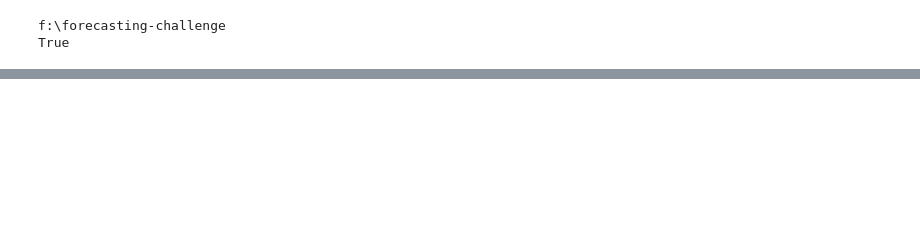
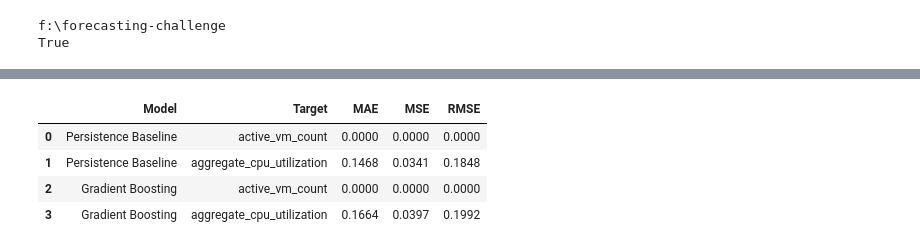
Before and after one commit to NisarAhmad7/forecasting-challenge, a Jupyter notebook: notebooks/baseline_model.ipynb, the cells around one changed output, grey strips where cells are left out. Drawn from its saved outputs; the diff is of its cells as text; code cells hidden in the pictures; blank space fills up the shorter version.

```diff
--- a/notebooks/baseline_model.ipynb
+++ b/notebooks/baseline_model.ipynb
@@ -142,0 +348,13 @@ Actual value of y_test [[1.00000000e+04 9.16848610e+00]
+# %%
+baseline_test_predictions = persistence_baseline(
+    history,
+    steps=24
+)
+
+baseline_test_df = pd.DataFrame(
+    baseline_test_predictions,
+    columns=TARGET_COLS
+)
+
+print(baseline_test_df.head())
+print("Total baseline predictions:", len(baseline_test_df))
@@ -142,0 +412,33 @@ Actual value of y_test [[1.00000000e+04 9.16848610e+00]
+# %%
+actual_test = pd.DataFrame(
+    y_test,
+    columns=TARGET_COLS
+)
+
+test_results = []
+
+test_results.extend(
+    calculate_metrics(
+        actual_test,
+        baseline_test_predictions,
+        "Persistence Baseline"
+    )
+)
+
+test_results.extend(
+    calculate_metrics(
+        actual_test,
+        rf_test_predictions,
+        "Gradient Boosting"
+    )
+)
+
+test_metrics = pd.DataFrame(test_results)
+
+test_metrics.round(4)
+# %% [output]
+|  | Model | Target | MAE | MSE | RMSE |
+| 0 | Persistence Baseline | active_vm_count | 0.0000 | 0.0000 | 0.0000 |
+| 1 | Persistence Baseline | aggregate_cpu_utilization | 0.1468 | 0.0341 | 0.1848 |
+| 2 | Gradient Boosting | active_vm_count | 0.0000 | 0.0000 | 0.0000 |
+| 3 | Gradient Boosting | aggregate_cpu_utilization | 0.1664 | 0.0397 | 0.1992 |
```
Also changed, not shown: parts of 32 cells of this notebook, 11 other files.
